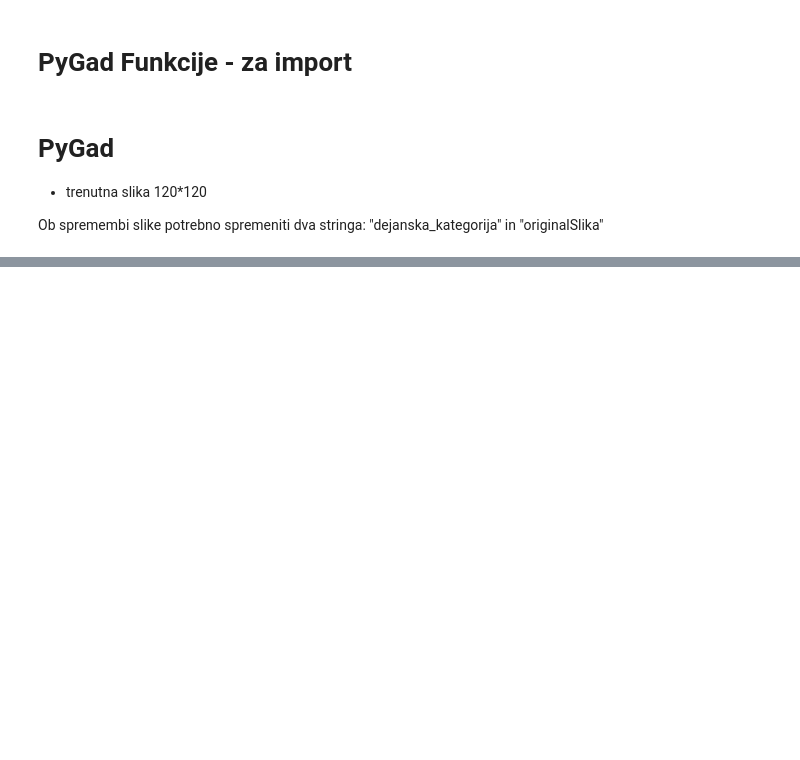
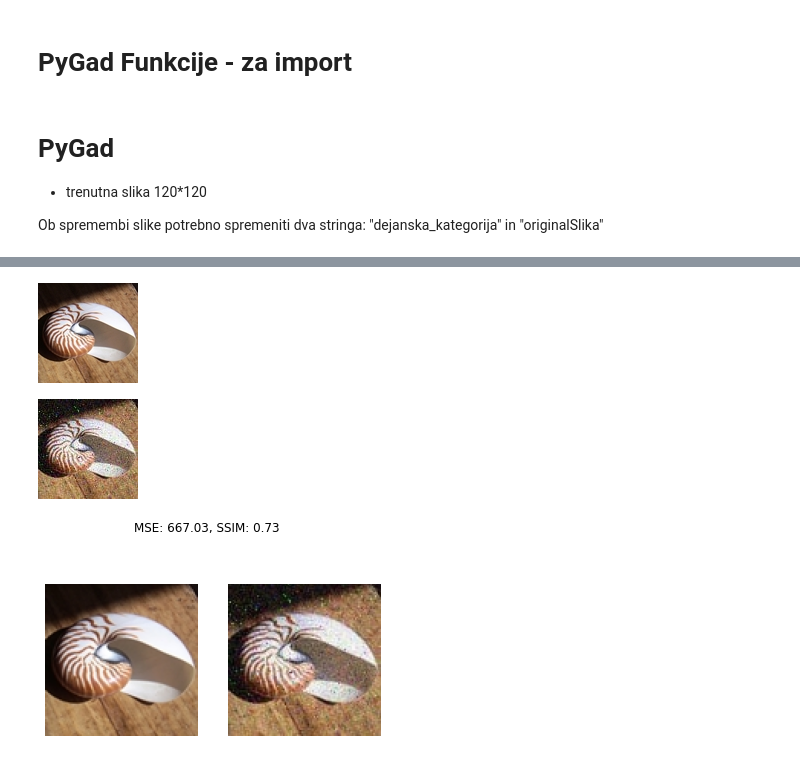
Before and after one commit to KukovecRok/Adversarial-image-perturbation-AlexNet-NiaPy-GARI, a Jupyter notebook: AlexNetDiplomskaColab.ipynb, the cells around one changed output, grey strips where cells are left out. Saved outputs shown, nothing was run; the diff lists cells and outputs as text; code cells hidden in the pictures; blank space fills up the shorter version.

```diff
--- a/AlexNetDiplomskaColab.ipynb
+++ b/AlexNetDiplomskaColab.ipynb
@@ -959,3 +960,15 @@ Trajanje izvedbe 7095.228658437729sekund
 dfPravilni = dfPravilni.sort_values(by=['Tocnost'], ascending=False)
 dfPravilni.to_excel("/content/gdrive/MyDrive/Colab Notebooks/pravilnoNapovedani.xlsx", index=False)
 dfPravilni.to_excel("/content/gdrive/MyDrive/Colab Notebooks/pravilnoNapovedaniIndex.xlsx", index=True)
+# %%
+Prvotna = cv2.imread('/content/gdrive/MyDrive/Colab Notebooks/slike/chambered nautilus, pearly nautilus, nautilus.JPEG') # Branje slike # SPREMEMBA SLIKE - SPREMEMBA STRINGA!
+Poustvarjena = cv2.imread('/content/gdrive/MyDrive/Colab Notebooks/slike/Recreated_images/nautlius2-recreated.jpg') # Branje slike # SPREMEMBA SLIKE - SPREMEMBA STRINGA!
+cv2_imshow(Prvotna) # prikaz slike z OpenCV
+cv2_imshow(Poustvarjena) # prikaz slike z OpenCV
+Prvotna = Prvotna[:,:,::-1]
+Poustvarjena = Poustvarjena[:,:,::-1]
+err = compare_images(Prvotna, Poustvarjena)
+# %% [output]
+[figure, added]
+[figure, added]
+[figure, added]
```
Also changed, not shown: parts of 3 cells of this notebook.
